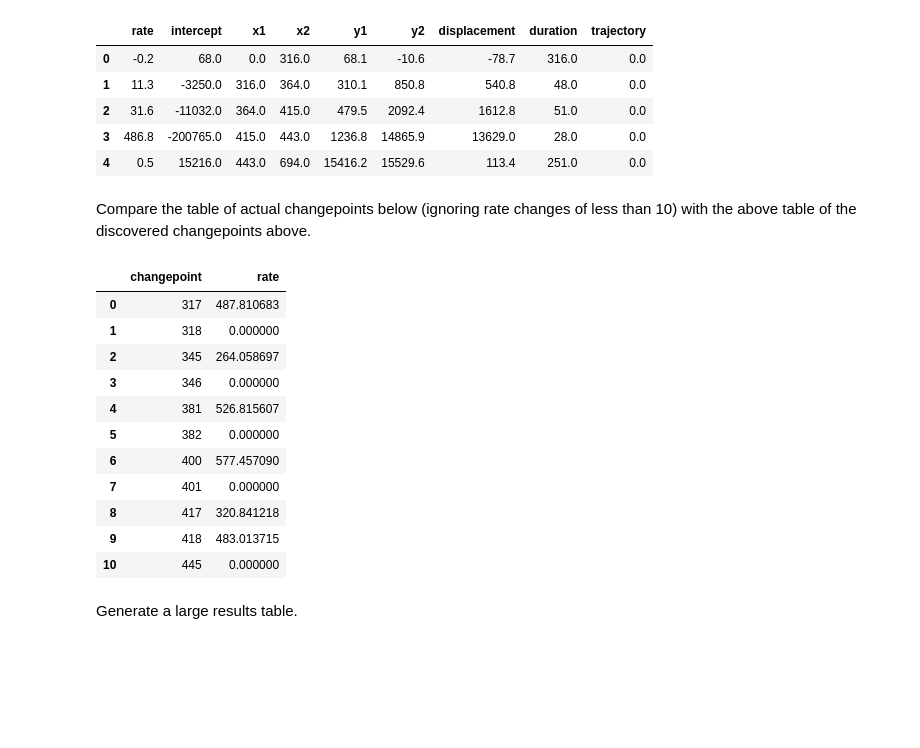
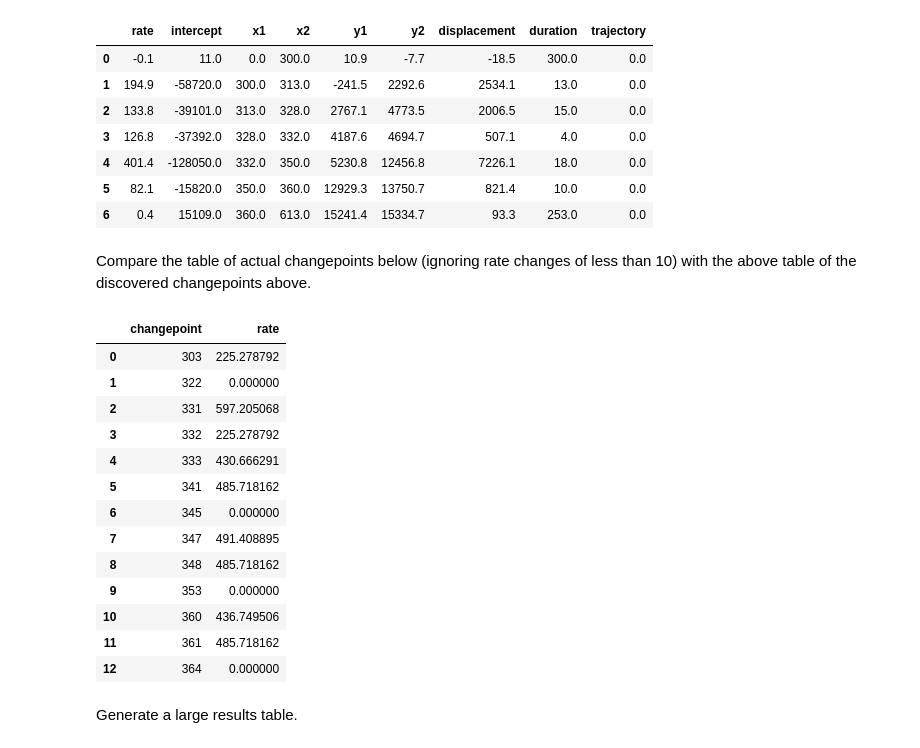
Before and after one commit to flynn949/beadpy, a Jupyter notebook: Trajectory_Simulator.ipynb, the cells around one changed output. Saved outputs shown, nothing was run; the diff lists cells and outputs as text; code cells hidden in the pictures; blank space fills up the shorter version.

Commit message:
Fixed event initialisation

```diff
--- a/Trajectory_Simulator.ipynb
+++ b/Trajectory_Simulator.ipynb
@@ -12,6 +12,7 @@ def trajectory_simulator(pre_duration = 250, #Mean event start time
                          pre_sigma = 50, #Sigma of event start time distribution
                          post_duration = 250, #The bead stays on for this long at the end of the trajectory
                          mean_duration = 100, #Mean event duration
+                         min_duration = 10, #Minimum event duration
                          mean_rate = 500, #Mean rate (distance units/timestep)
                          rate_sigma = 50, #Sigma of the rate distribution
                          noise_sigma = 500, #Mean sigma for the bead movement
@@ -22,6 +23,10 @@ def trajectory_simulator(pre_duration = 250, #Mean event start time
                          DNA_length = 15000, #Length of the DNA - a hard limit on the event length
                          trajectory_number = 0):
     length = int(np.random.exponential(mean_duration))
+    initlength = length
+    while length < min_duration:
+        length = int(np.random.exponential(mean_duration))
+
     current_rate = 0
     pre = int(np.random.normal(loc=pre_duration, scale = pre_sigma))
     post = post_duration
@@ -31,23 +36,30 @@ def trajectory_simulator(pre_duration = 250, #Mean event start time
     position = [0]*pre
     nucleotides = []
     current_position = 0
+    pause_counter = 0
+    pause_time = []
     for i in range(0,pre):
         nucleotides.append(float(position[i]+np.random.normal(loc=0.0, scale = noise_sigmaval)))
     for i in range(0,length):
-        pause = random.random()
+        pause = random.random() #generate a random float between 0 and 1
         if not rate == 0: #When during an event/no pause.
             if (pause <= pause_prob): #Start a pause
                 rate = 0
+                pause_counter = pause_counter + 1
+                pause_time.append(i + pre)
             elif (pause > pause_prob) & (pause <= (pause_prob + rate_change_prob)): #Change the rate
                 current_rate = np.random.normal(loc=mean_rate, scale = rate_sigma)
                 rate = current_rate
             else: #No rate change
                 rate = current_rate
-        elif rate == 0: #When in a pause
+        elif (rate == 0) & (not i ==0): #When in a pause
             if (pause < (1- pause_duration_prob)): #End the pause
                 rate = np.random.normal(loc=mean_rate, scale = rate_sigma)
             else:
                 rate = 0 #Continue the pause
+        elif i == 0: #Start the event
+            current_rate = np.random.normal(loc=mean_rate, scale = rate_sigma)
+            rate = current_rate
         ratesequence.append(rate)
         current_position = current_position + rate
         position.append(current_position)
@@ -65,13 +77,22 @@ def trajectory_simulator(pre_duration = 250, #Mean event start time
                            'rate' : ratesequence,
                            'position' : position})
     results['trajectory'] = trajectory_number
-    return results
+    return results #, length, initlength, pause_counter, pause_time
 # %%
-test = trajectory_simulator(pre_duration = 300, pre_sigma = 10,
-                                                   mean_duration = 120,
-                                                   mean_rate = 450, rate_sigma = 150,
-                                                   noise_sigma = 200, noise_sigma_sigma=50,
-                                                   pause_prob = 0.001,pause_duration_prob = 0.95, trajectory_number = 0)
+test = trajectory_simulator(pre_duration = 300,
+                         pre_sigma = 5,
+                         post_duration = 250,
+                         mean_duration = 100,
+                         min_duration = 10,
+                         mean_rate = 450,
+                         rate_sigma = 100,
+                         noise_sigma = 100,
+                         noise_sigma_sigma = 20,
+                         pause_prob = 0.1,
+                         pause_duration_prob = 0.9,
+                         rate_change_prob = 0.05,
+                         DNA_length = 15000,
+                         trajectory_number = 0)
 exampletrajseg = beadpy.trajectory_plotter(test, 0, method = ('auto', 'whole'),
                                            sigma_start = 10, sigma_end = 250,
                                            eventregion = (200,500),
@@ -82,36 +104,40 @@ exampletrajseg = beadpy.trajectory_plotter(test, 0, method = ('auto', 'whole'),
 exampletrajseg
 # %% [output]
 |  | rate | intercept | x1 | x2 | y1 | y2 | displacement | duration | trajectory |
-| 0 | -0.2 | 68.0 | 0.0 | 316.0 | 68.1 | -10.6 | -78.7 | 316.0 | 0.0 |
-| 1 | 11.3 | -3250.0 | 316.0 | 364.0 | 310.1 | 850.8 | 540.8 | 48.0 | 0.0 |
-| 2 | 31.6 | -11032.0 | 364.0 | 415.0 | 479.5 | 2092.4 | 1612.8 | 51.0 | 0.0 |
-| 3 | 486.8 | -200765.0 | 415.0 | 443.0 | 1236.8 | 14865.9 | 13629.0 | 28.0 | 0.0 |
-| 4 | 0.5 | 15216.0 | 443.0 | 694.0 | 15416.2 | 15529.6 | 113.4 | 251.0 | 0.0 |
+| 0 | -0.1 | 11.0 | 0.0 | 300.0 | 10.9 | -7.7 | -18.5 | 300.0 | 0.0 |
+| 1 | 194.9 | -58720.0 | 300.0 | 313.0 | -241.5 | 2292.6 | 2534.1 | 13.0 | 0.0 |
+| 2 | 133.8 | -39101.0 | 313.0 | 328.0 | 2767.1 | 4773.5 | 2006.5 | 15.0 | 0.0 |
+| 3 | 126.8 | -37392.0 | 328.0 | 332.0 | 4187.6 | 4694.7 | 507.1 | 4.0 | 0.0 |
+| 4 | 401.4 | -128050.0 | 332.0 | 350.0 | 5230.8 | 12456.8 | 7226.1 | 18.0 | 0.0 |
+| 5 | 82.1 | -15820.0 | 350.0 | 360.0 | 12929.3 | 13750.7 | 821.4 | 10.0 | 0.0 |
+| 6 | 0.4 | 15109.0 | 360.0 | 613.0 | 15241.4 | 15334.7 | 93.3 | 253.0 | 0.0 |
 # %% [markdown]
 Compare the table of actual changepoints below (ignoring rate changes of less than 10) with the above table of the discovered changepoints above.
 # %%
 changepoints = []
 changepoint_values = []
 for i in test.time[1:]:
-    if abs(test.rate[i] - test.rate[i-1]) > 50:
+    if abs(test.rate[i] - test.rate[i-1]) > 1:
         changepoints.append(i)
         changepoint_values.append(test.rate[i])
 cpts = pd.DataFrame({'changepoint' : changepoints,
                     'rate' : changepoint_values})
 cpts
 # %% [output]
 |  | changepoint | rate |
-| 0 | 317 | 487.810683 |
-| 1 | 318 | 0.000000 |
-| 2 | 345 | 264.058697 |
-| 3 | 346 | 0.000000 |
-| 4 | 381 | 526.815607 |
-| 5 | 382 | 0.000000 |
-| 6 | 400 | 577.457090 |
-| 7 | 401 | 0.000000 |
-| 8 | 417 | 320.841218 |
-| 9 | 418 | 483.013715 |
-| 10 | 445 | 0.000000 |
+| 0 | 303 | 225.278792 |
+| 1 | 322 | 0.000000 |
+| 2 | 331 | 597.205068 |
+| 3 | 332 | 225.278792 |
+| 4 | 333 | 430.666291 |
+| 5 | 341 | 485.718162 |
+| 6 | 345 | 0.000000 |
+| 7 | 347 | 491.408895 |
+| 8 | 348 | 485.718162 |
+| 9 | 353 | 0.000000 |
+| 10 | 360 | 436.749506 |
+| 11 | 361 | 485.718162 |
+| 12 | 364 | 0.000000 |
 # %% [markdown]
 Generate a large results table.
 # %%
```
Also changed, not shown: parts of 4 cells of this notebook.
